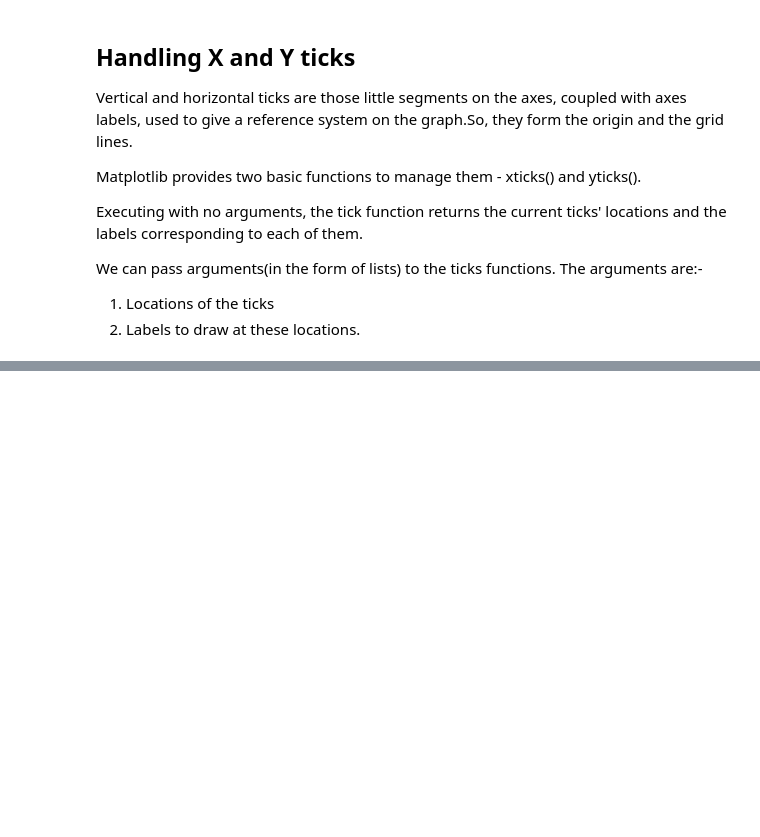
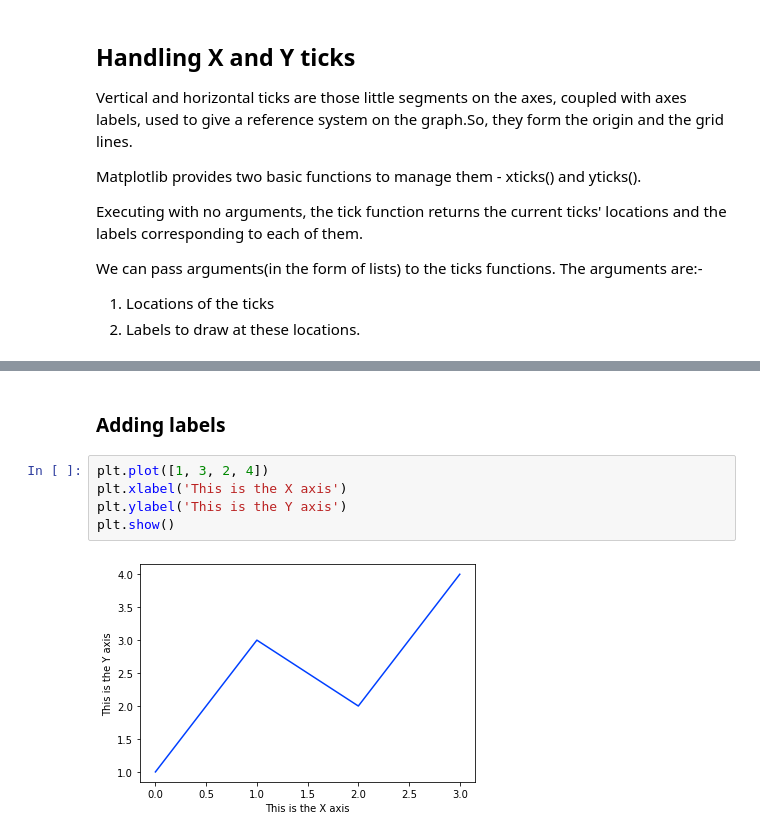
Before and after one commit to Divyat-Agrawal/learning-Data-Science, a Jupyter notebook: Practisce/matplatlib.ipynb, the cells around one changed output, grey strips where cells are left out. Drawn from its saved outputs; the diff is of its cells as text; blank space fills up the shorter version.

```diff
--- a/Practisce/matplatlib.ipynb
+++ b/Practisce/matplatlib.ipynb
@@ -662,0 +671,9 @@ We can pass arguments(in the form of lists) to the ticks functions. The argument
+# %% [markdown]
+### Adding labels
+# %%
+plt.plot([1, 3, 2, 4])
+plt.xlabel('This is the X axis')
+plt.ylabel('This is the Y axis')
+plt.show()
+# %% [output]
+[figure, added]
```
Also changed, not shown: parts of 11 cells of this notebook.
